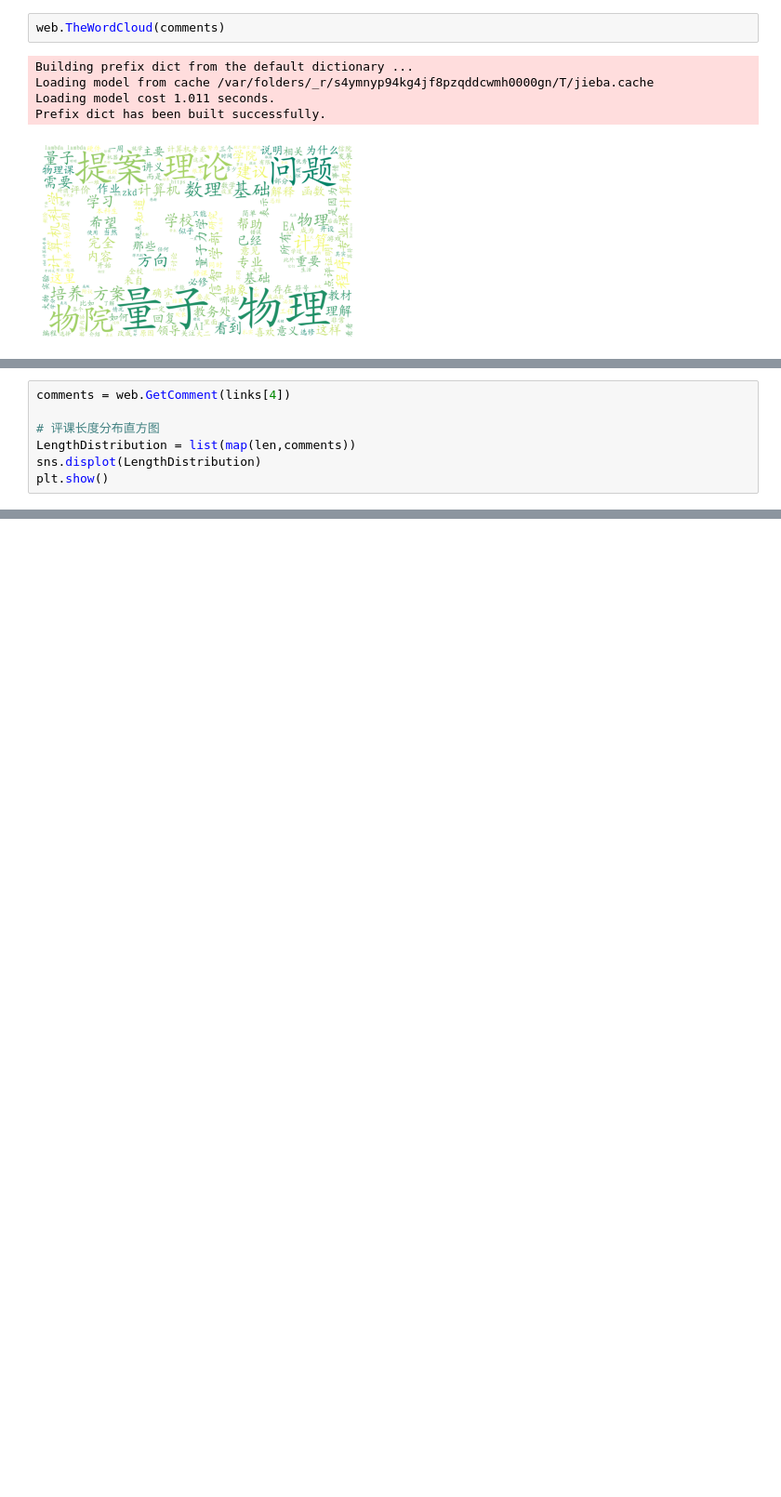
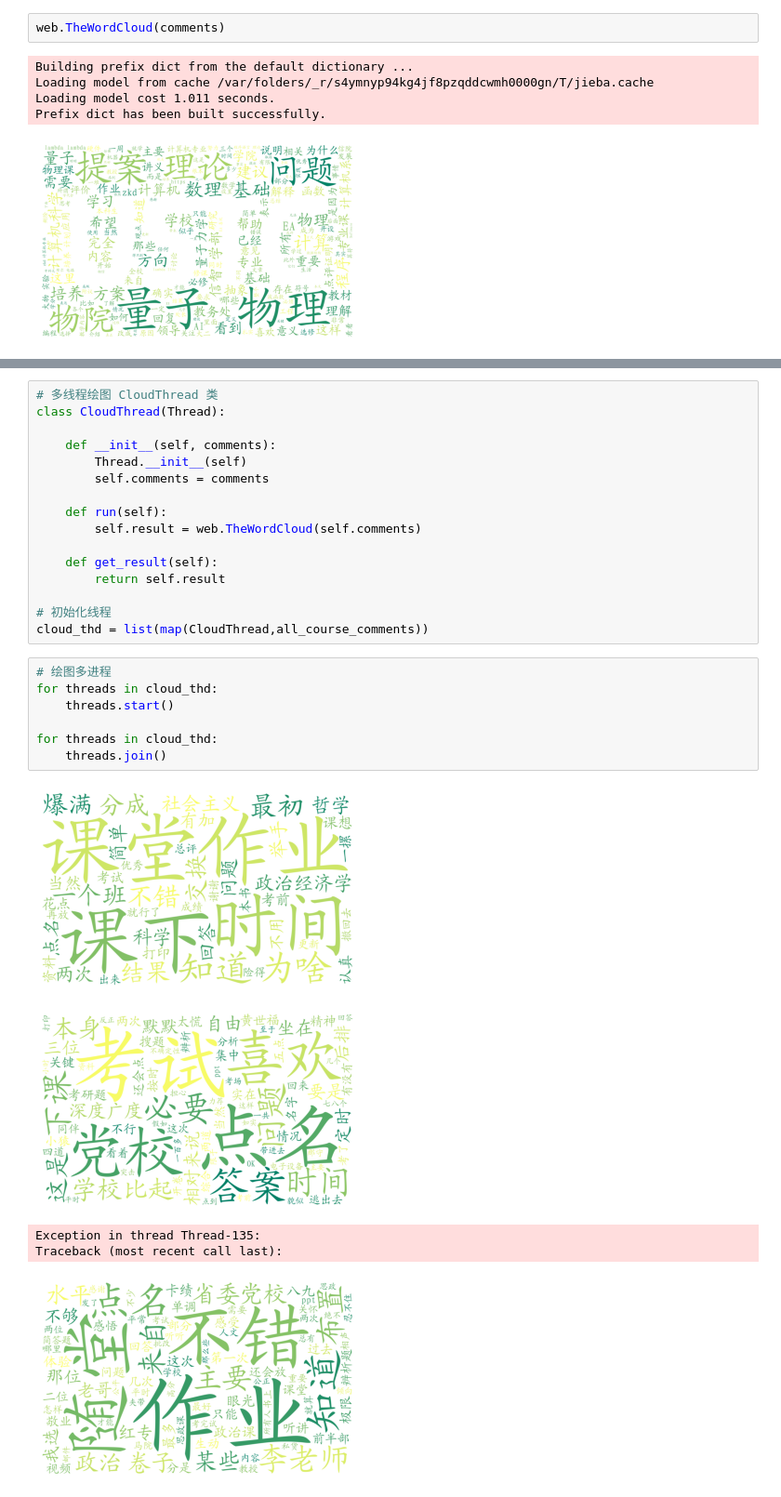
Before and after one commit to Bessgendre/Word-Cloud-For-USTC-icourse.club, a Jupyter notebook: main.ipynb, the cells around one changed output, grey strips where cells are left out. Shown at 93% size. Cells and saved outputs as stored; diff of their text form; blank space fills up the shorter version.

Commit message:
speed up with threading

```diff
--- a/main.ipynb
+++ b/main.ipynb
@@ -48,8 +52 @@ Prefix dict has been built successfully.
 links = web.SearchCourse('马克思主义基本原理')
-# %%
-comments = web.GetComment(links[4])
-
-# 评课长度分布直方图
-LengthDistribution = list(map(len,comments))
-sns.displot(LengthDistribution)
-plt.show()
@@ -80,0 +108,29 @@ t.join()
+# %%
+# 多线程绘图 CloudThread 类
+class CloudThread(Thread):
+
+    def __init__(self, comments):
+        Thread.__init__(self)
+        self.comments = comments
+
+    def run(self):
+        self.result = web.TheWordCloud(self.comments)
+
+    def get_result(self):
+        return self.result
+
+# 初始化线程
+cloud_thd = list(map(CloudThread,all_course_comments))
+# %%
+# 绘图多进程
+for threads in cloud_thd:
+    threads.start()
+
+for threads in cloud_thd:
+    threads.join()
+# %% [output]
+[figure, added]
+[figure, added]
+Exception in thread Thread-135:
+Traceback (most recent call last):
+[figure, added]
```
Also changed, not shown: parts of 11 cells of this notebook, 3 other files.
